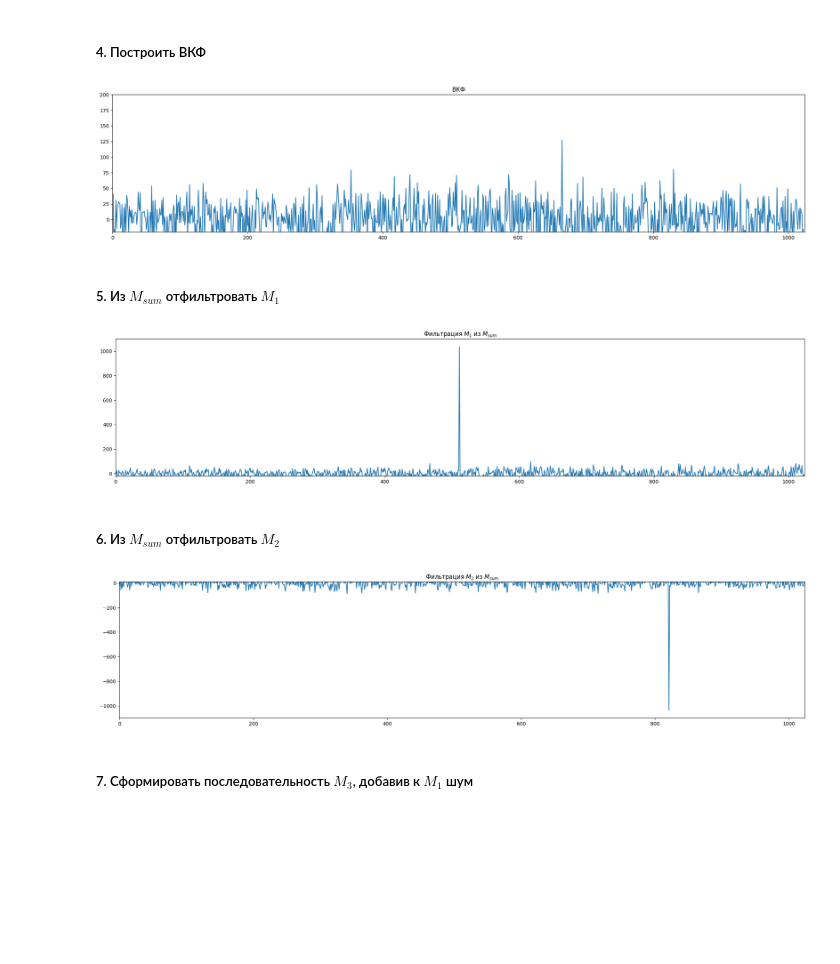
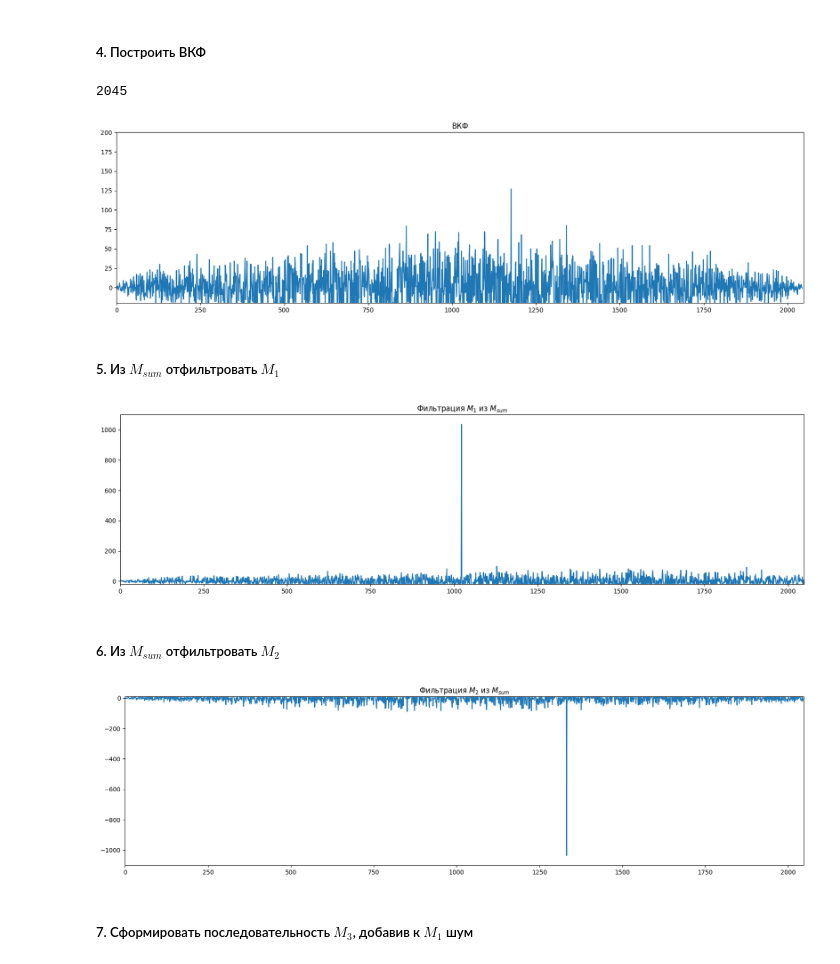
Before and after one commit to dmPetrow/labs_dsp, a Jupyter notebook: lab1.ipynb, the cells around one changed output. Saved outputs shown, nothing was run; the diff lists cells and outputs as text; code cells hidden in the pictures; blank space fills up the shorter version.

```diff
--- a/lab1.ipynb
+++ b/lab1.ipynb
@@ -61,39 +61,39 @@ plt.show()
 # %% [markdown]
 ##### 4. Построить ВКФ
 # %%
-BKF = np.correlate( M1, M2, "same" )
-
-plt.figure( figsize=( 25, 5 ) )
+BKF = np.correlate( M1, M2, "full" )
+plt.figure( figsize=( 20, 5 ) )
 plt.title( 'ВКФ' )
 plt.plot( BKF )
-plt.axis( ( 0, 1024,-20, 200 ) )
+plt.axis( ( 0, 2048,-20, 200 ) )
 plt.show()
 # %% [output]
+2045
-[figure, old version]
+[figure, new version]
 # %% [markdown]
 ##### 5. Из $M_{sum}$ отфильтровать $M_1$
 # %%
-fil_1 = np.correlate( M_sum, M1, "same" )
+fil_1 = np.correlate( M_sum, M1, "full" )
 
-plt.figure( figsize=( 25, 5 ) )
+plt.figure( figsize=( 20, 5 ) )
 plt.title( 'Фильтрация $M_{1}$ из $M_{sum}$' )
 plt.plot( fil_1 )
-plt.axis( ( 0, 1024,-20, 1100 ) )
+plt.axis( ( 0, 2048,-20, 1100 ) )
 plt.show()
 # %% [output]
-[figure, old version]
+[figure, new version]
 # %% [markdown]
 ##### 6. Из $M_{sum}$ отфильтровать $M_2$
 # %%
-fil_2 = np.correlate( M_sum, M2, "same" )
+fil_2 = np.correlate( M_sum, M2, "full" )
 
-plt.figure( figsize=( 25, 5 ) )
+plt.figure( figsize=( 20, 5 ) )
 plt.title( 'Фильтрация $M_{2}$ из $M_{sum}$' )
 plt.plot( fil_2 )
-plt.axis( ( 0, 1024,-1100, 10 ) )
+plt.axis( ( 0, 2048,-1100, 10 ) )
 plt.show()
 # %% [output]
-[figure, old version]
+[figure, new version]
 # %% [markdown]
 ##### 7. Сформировать последовательность $M_3$, добавив к $M_1$ шум
 # %%
```
Also changed, not shown: parts of 5 cells of this notebook.
